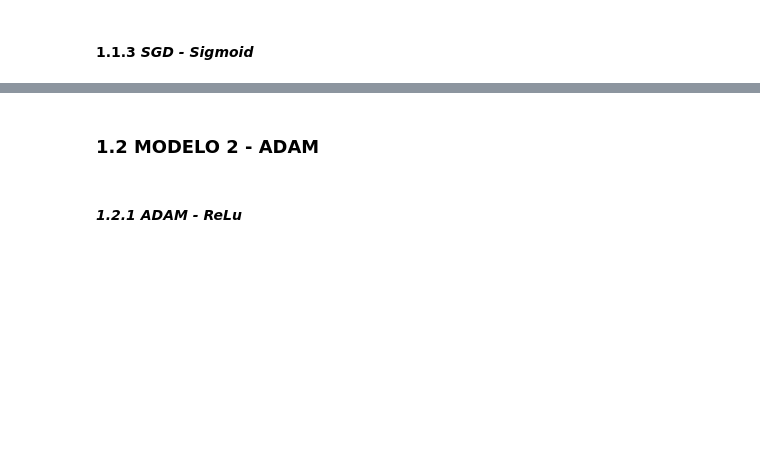
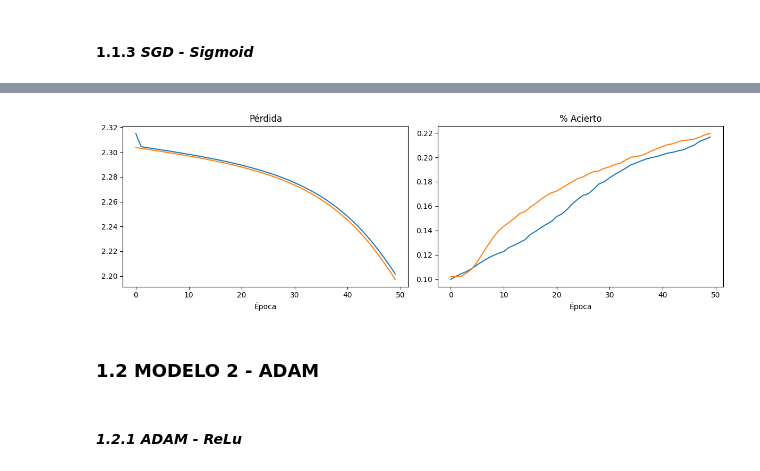
Before and after one commit to CristobalCabezas/deep_learning_duoc_2024, a Jupyter notebook: Respuesta_ET_Forma_C_ipynb.ipynb, the cells around one changed output, grey strips where cells are left out. Saved outputs shown, nothing was run; the diff lists cells and outputs as text; code cells hidden in the pictures; blank space fills up the shorter version.

```diff
--- a/Respuesta_ET_Forma_C_ipynb.ipynb
+++ b/Respuesta_ET_Forma_C_ipynb.ipynb
@@ -212,7 +263,7 @@ plt.show()
 model_sgd_tanh = keras.Sequential()
 model_sgd_tanh.add(keras.layers.Dense(h1, input_dim=N, activation='sigmoid', name='primera_capa'))
 model_sgd_tanh.add(keras.layers.Dense(h2, activation='sigmoid', name='segunda_capa'))
-model_sgd_tanh.add(keras.layers.Dense(h2, activation='sigmoid', name='tercera_capa'))
+model_sgd_tanh.add(keras.layers.Dense(h3, activation='sigmoid', name='tercera_capa'))
 model_sgd_tanh.add(keras.layers.Dense(C, activation='softmax', name='capa_de_output'))
 
 model_sgd_tanh.summary()
@@ -224,7 +291,8 @@ model_sgd_tanh.compile(
     metrics=['accuracy']
 )
 
-h_sgd_tanh = model_sgd_tanh.fit(X, Y,
+h_sgd_tanh = model_sgd_tanh.fit(X_test,Y_test,
         epochs=50,
         batch_size=100,
+        validation_data=(X_test,Y_test)
     )
@@ -231,19 +317,23 @@ h_sgd_tanh = model_sgd_tanh.fit(X, Y,
 # %%
 # imprime la pérdida para cada época
 plt.figure(figsize=(12, 4))
 
 plt.subplot(1, 2, 2)
 plt.plot(h_sgd_tanh.history['accuracy'])
+plt.plot(h_sgd_tanh.history['val_accuracy'])
 plt.title('% Acierto')
 plt.xlabel('Época')
 
 plt.subplot(1, 2, 1)
 plt.plot(h_sgd_tanh.history['loss'])
+plt.plot(h_sgd_tanh.history['val_loss'])
 plt.title('Pérdida')
 plt.xlabel('Época')
 
 plt.tight_layout()
 plt.show()
+# %% [output]
+[figure, added]
 # %% [markdown]
 ### 1.2 MODELO 2 - **ADAM**
 # %% [markdown]
```
Also changed, not shown: parts of 35 cells of this notebook.
